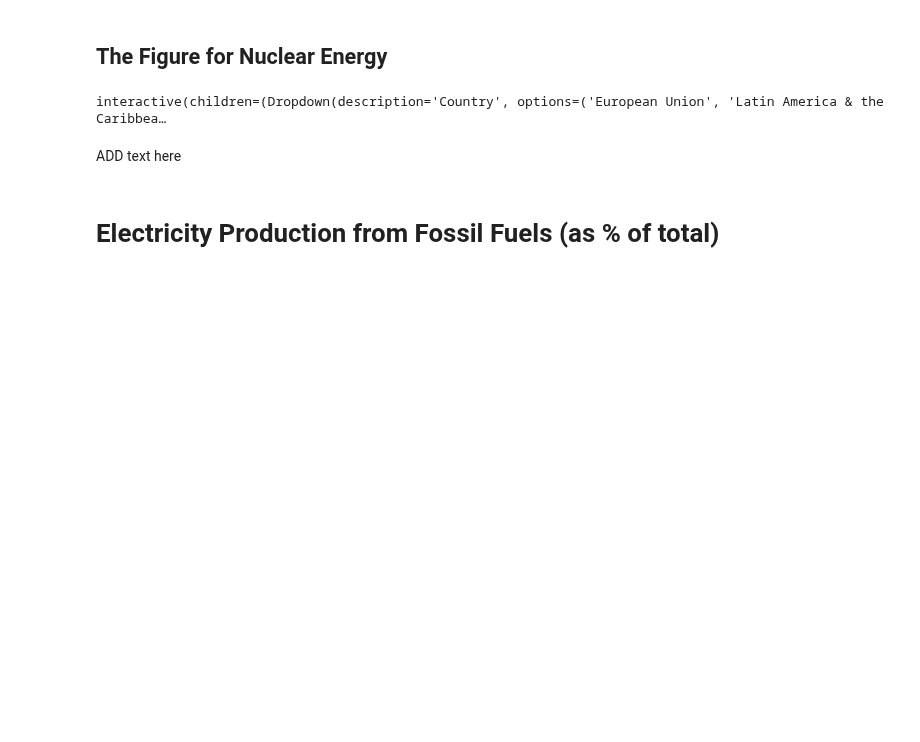
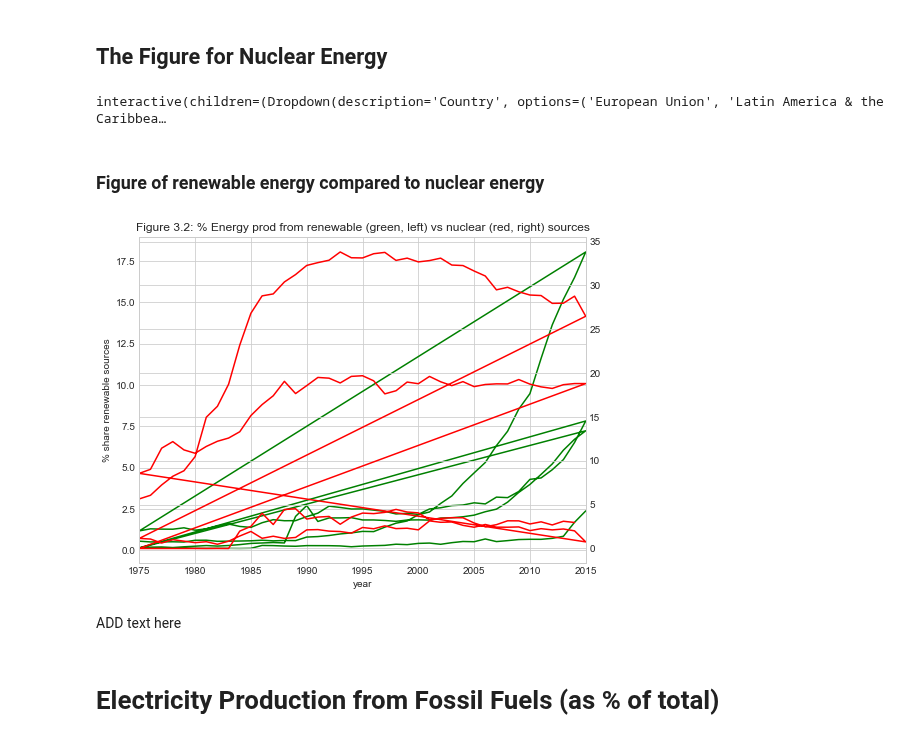
Before and after one commit to ghz106/Data-project, a Jupyter notebook: Data project.ipynb, the cells around one changed output. Drawn from its saved outputs; the diff is of its cells as text; code cells hidden in the pictures; blank space fills up the shorter version.

```diff
--- a/Data project.ipynb
+++ b/Data project.ipynb
@@ -139,6 +139,21 @@ widgets.interact(plot_wb,
 );
 # %% [output]
 interactive(children=(Dropdown(description='Country', options=('European Union', 'Latin America & the Caribbea…
+# %% [markdown]
+### Figure of renewable energy compared to nuclear energy
+# %%
+fig,ax=plt.subplots(figsize=(8,6))
+ax.plot(wb_rnwx.year, wb_rnwx.elec_prod_from_renewable_energy, color='green')
+ax.set_xlabel("year",fontsize=10)
+ax2=ax.twinx()
+ax2.plot(wb_nucl.year, wb_nucl.elec_prod_from_nuclear_energy, color='red')
+ax.set_ylabel('% share renewable sources')
+ax.set_xlabel('year')
+ax.set_xlim(1975,2015)
+ax.set_title('Figure 3.2: % Energy prod from renewable (green, left) vs nuclear (red, right) sources')
+plt.show()
+# %% [output]
+[figure, added]
 # %% [markdown]
 ADD text here
 # %% [markdown]
```
Also changed, not shown: parts of 5 cells of this notebook.
